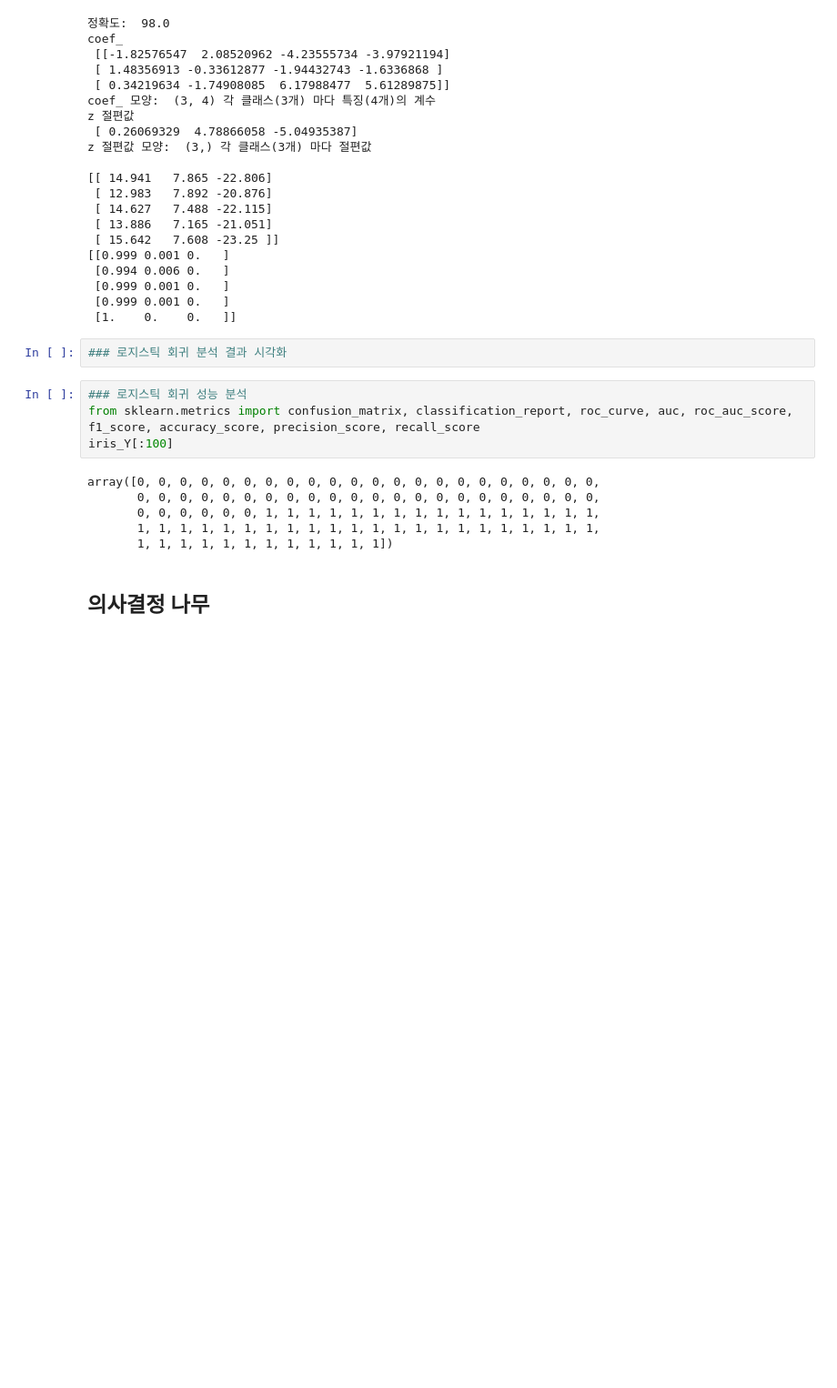
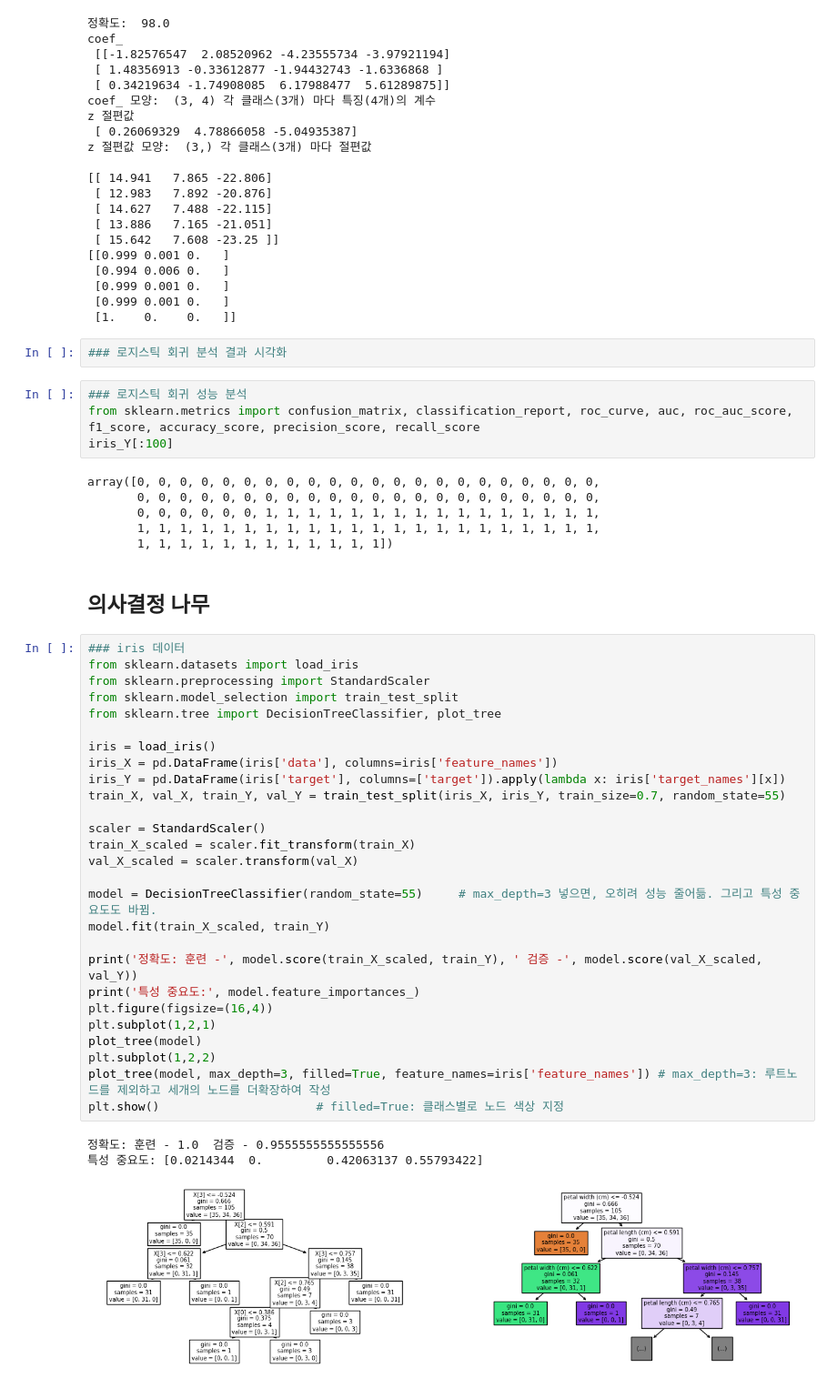
Before and after one commit to chickengak/TIL, a Jupyter notebook: dev-journey/big-data/myPractice-bbg.ipynb, the cells around one changed output. Shown at 91% size. Saved outputs shown, nothing was run; the diff lists cells and outputs as text; blank space fills up the shorter version.

```diff
--- a/dev-journey/big-data/myPractice-bbg.ipynb
+++ b/dev-journey/big-data/myPractice-bbg.ipynb
@@ -618,3 +618,34 @@ array([0, 0, 0, 0, 0, 0, 0, 0, 0, 0, 0, 0, 0, 0, 0, 0, 0, 0, 0, 0, 0, 0,
        1, 1, 1, 1, 1, 1, 1, 1, 1, 1, 1, 1])
 # %% [markdown]
 ## 의사결정 나무
+# %%
+### iris 데이터
+from sklearn.datasets import load_iris
+from sklearn.preprocessing import StandardScaler
+from sklearn.model_selection import train_test_split
+from sklearn.tree import DecisionTreeClassifier, plot_tree
+
+iris = load_iris()
+iris_X = pd.DataFrame(iris['data'], columns=iris['feature_names'])
+iris_Y = pd.DataFrame(iris['target'], columns=['target']).apply(lambda x: iris['target_names'][x])
+train_X, val_X, train_Y, val_Y = train_test_split(iris_X, iris_Y, train_size=0.7, random_state=55)
+
+scaler = StandardScaler()
+train_X_scaled = scaler.fit_transform(train_X)
+val_X_scaled = scaler.transform(val_X)
+
+model = DecisionTreeClassifier(random_state=55)     # max_depth=3 넣으면, 오히려 성능 줄어듦. 그리고 특성 중요도도 바뀜.
+model.fit(train_X_scaled, train_Y)
+
+print('정확도: 훈련 -', model.score(train_X_scaled, train_Y), ' 검증 -', model.score(val_X_scaled, val_Y))
+print('특성 중요도:', model.feature_importances_)
+plt.figure(figsize=(16,4))
+plt.subplot(1,2,1)
+plot_tree(model)
+plt.subplot(1,2,2)
+plot_tree(model, max_depth=3, filled=True, feature_names=iris['feature_names']) # max_depth=3: 루트노드를 제외하고 세개의 노드를 더확장하여 작성
+plt.show()                      # filled=True: 클래스별로 노드 색상 지정
+# %% [output]
+정확도: 훈련 - 1.0  검증 - 0.9555555555555556
+특성 중요도: [0.0214344  0.         0.42063137 0.55793422]
+[figure, added]
```
Also changed, not shown: parts of 19 cells of this notebook.
